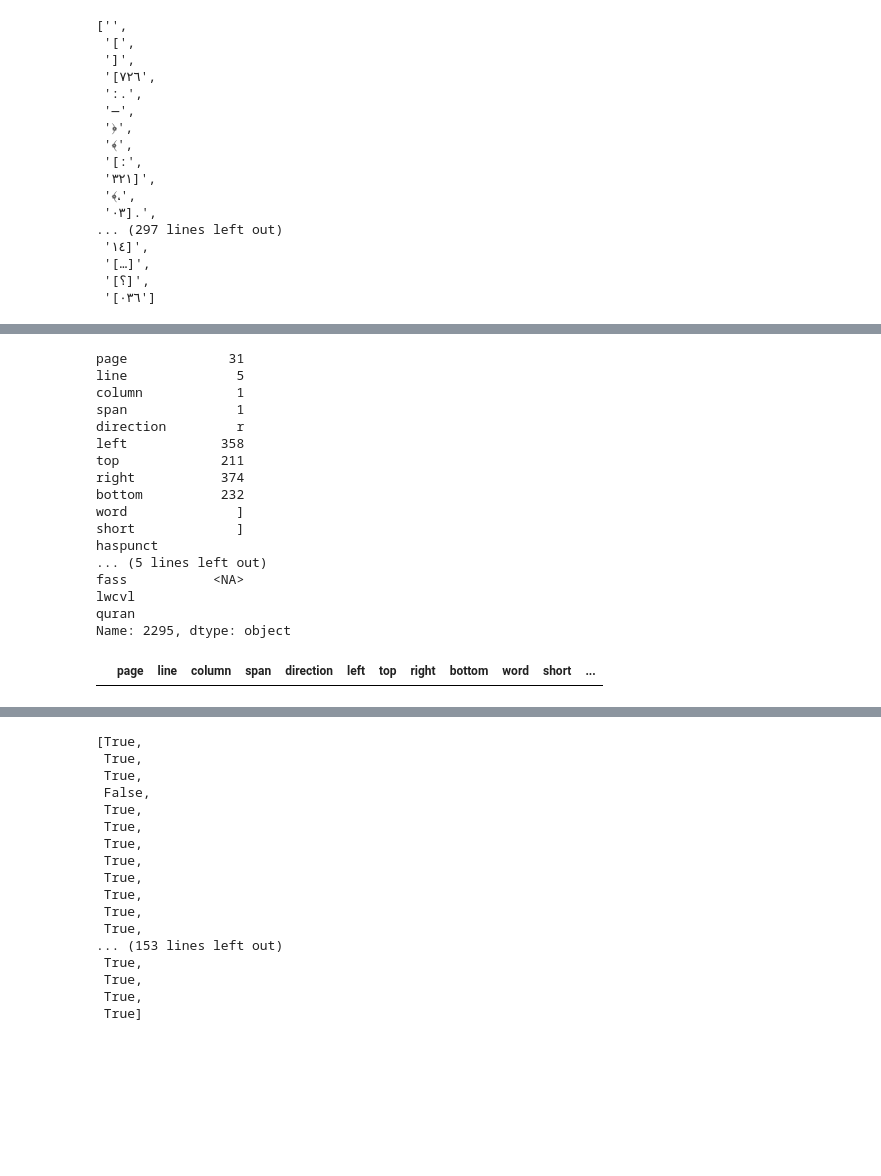
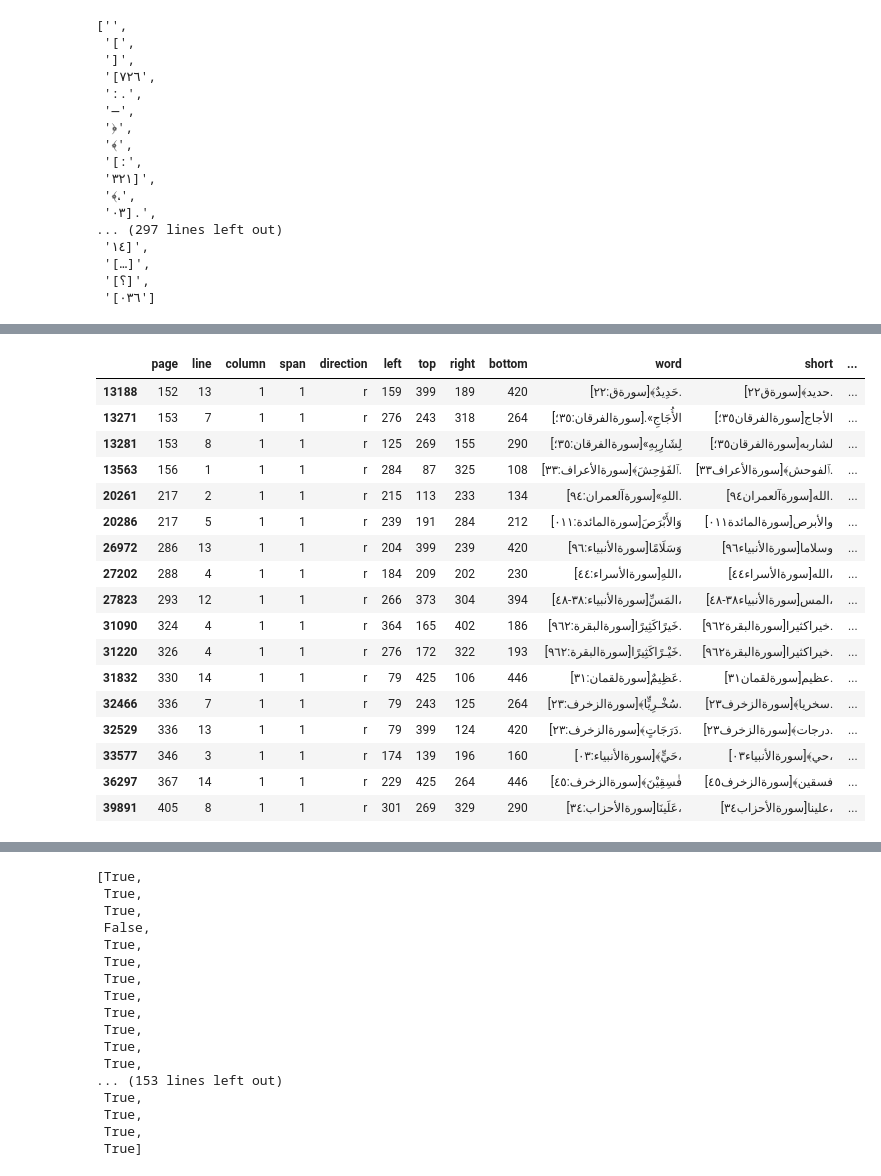
Before and after one commit to among/fusus, a Jupyter notebook: fusust-text-laboratory/TaggingQuranCitations.ipynb, the cells around one changed output, grey strips where cells are left out. Drawn from its saved outputs; the diff is of its cells as text; code cells hidden in the pictures; blank space fills up the shorter version.

```diff
--- a/fusust-text-laboratory/TaggingQuranCitations.ipynb
+++ b/fusust-text-laboratory/TaggingQuranCitations.ipynb
@@ -193,31 +255,21 @@ fusus.iloc[6788, fusus.columns.get_loc("short")]
-# %%
-for i in fusus[(fusus.short.str.contains(pat="\]"))&(fusus.page==31)].index:
-    fusus.iloc[i, fusus.columns.get_loc("word")] = ""
-    fusus.iloc[i, fusus.columns.get_loc("short")] = ""
-    fusus.iloc[i, fusus.columns.get_loc("haspunct")] = ""
 # %%
-fusus.iloc[2295]
+fusus.iloc[iqtibas-2]
 # %% [output]
-page             31
-line              5
-column            1
-span              1
-direction         r
-left            358
-top             211
-right           374
-bottom          232
-word              ]
-short             ]
-haspunct
-... (5 lines left out)
-fass           <NA>
-lwcvl
-quran
-Name: 2295, dtype: object
+|  | page | line | column | span | direction | left | top | right | bottom | word | short | ... |
+| 13188 | 152 | 13 | 1 | 1 | r | 159 | 399 | 189 | 420 | حَدِيدٌ﴾[سورةق:٢٢]. | حديد﴾[سورةق٢٢]. | ... |
+| 13271 | 153 | 7 | 1 | 1 | r | 276 | 243 | 318 | 264 | الأُجَاجِ».[سورةالفرقان:٣٥؛] | الأجاج[سورةالفرقان٣٥؛] | ... |
+| 13281 | 153 | 8 | 1 | 1 | r | 125 | 269 | 155 | 290 | لِشَارِبِهِ»[سورةالفرقان:٣٥؛] | لشاربه[سورةالفرقان٣٥؛] | ... |
+| 13563 | 156 | 1 | 1 | 1 | r | 284 | 87 | 325 | 108 | ٱلفَوٰحِشَ﴾[سورةالأعراف:٣٣]. | ٱلفوحش﴾[سورةالأعراف٣٣]. | ... |
+| 20261 | 217 | 2 | 1 | 1 | r | 215 | 113 | 233 | 134 | اللهِ»[سورةآلعمران:٩٤]. | الله[سورةآلعمران٩٤]. | ... |
+| 20286 | 217 | 5 | 1 | 1 | r | 239 | 191 | 284 | 212 | وَالأَبْرَصَ[سورةالمائدة:٠١١] | والأبرص[سورةالمائدة٠١١] | ... |
+| 26972 | 286 | 13 | 1 | 1 | r | 204 | 399 | 239 | 420 | وَسَلَامًا[سورةالأنبياء:٩٦] | وسلاما[سورةالأنبياء٩٦] | ... |
+| 27202 | 288 | 4 | 1 | 1 | r | 184 | 209 | 202 | 230 | اللهِ[سورةالأسراء:٤٤]، | الله[سورةالأسراء٤٤]، | ... |
+| 27823 | 293 | 12 | 1 | 1 | r | 266 | 373 | 304 | 394 | المَسِّ[سورةالأنبياء:٣٨‐٤٨]، | المس[سورةالأنبياء٣٨‐٤٨]، | ... |
+| 31090 | 324 | 4 | 1 | 1 | r | 364 | 165 | 402 | 186 | خَيرًاكَثِيرًا[سورةالبقرة:٩٦٢]. | خيراكثيرا[سورةالبقرة٩٦٢]. | ... |
+| 31220 | 326 | 4 | 1 | 1 | r | 276 | 172 | 322 | 193 | خَيْـرًاكَثِيرًا[سورةالبقرة:٩٦٢]. | خيراكثيرا[سورةالبقرة٩٦٢]. | ... |
+| 31832 | 330 | 14 | 1 | 1 | r | 79 | 425 | 106 | 446 | عَظِيمٌ[سورةلقمان:٣١]. | عظيم[سورةلقمان٣١]. | ... |
+| 32466 | 336 | 7 | 1 | 1 | r | 79 | 243 | 125 | 264 | سُخْـرِيٍّا﴾[سورةالزخرف:٢٣]. | سخريا﴾[سورةالزخرف٢٣]. | ... |
+| 32529 | 336 | 13 | 1 | 1 | r | 79 | 399 | 124 | 420 | دَرَجَاتٍ﴾[سورةالزخرف:٢٣]. | درجات﴾[سورةالزخرف٢٣]. | ... |
+| 33577 | 346 | 3 | 1 | 1 | r | 174 | 139 | 196 | 160 | حَيٍّ﴾[سورةالأنبياء:٠٣]، | حي﴾[سورةالأنبياء٠٣]، | ... |
+| 36297 | 367 | 14 | 1 | 1 | r | 229 | 425 | 264 | 446 | فٰسِقِيْنَ﴾[سورةالزخرف:٤٥] | فسقين﴾[سورةالزخرف٤٥] | ... |
+| 39891 | 405 | 8 | 1 | 1 | r | 301 | 269 | 329 | 290 | عَلَينَا[سورةالأحزاب:٣٤]، | علينا[سورةالأحزاب٣٤]، | ... |
-# %%
-fusus['word'].replace("", np.nan, inplace=True)
-fusus.dropna(subset=['word'],inplace=True)
-fusus[(fusus.page==410)]
-# %% [output]
-|  | page | line | column | span | direction | left | top | right | bottom | word | short | ... |
```
Also changed, not shown: parts of 57 cells of this notebook, 6 other files.
